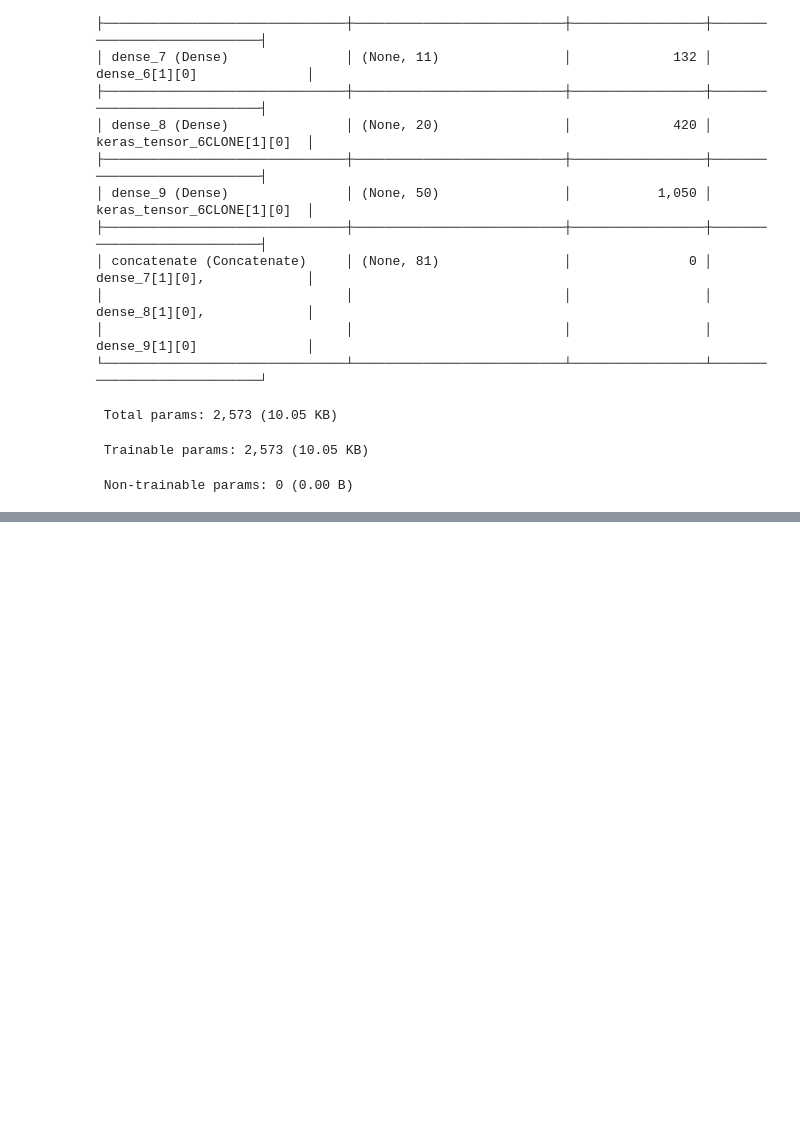
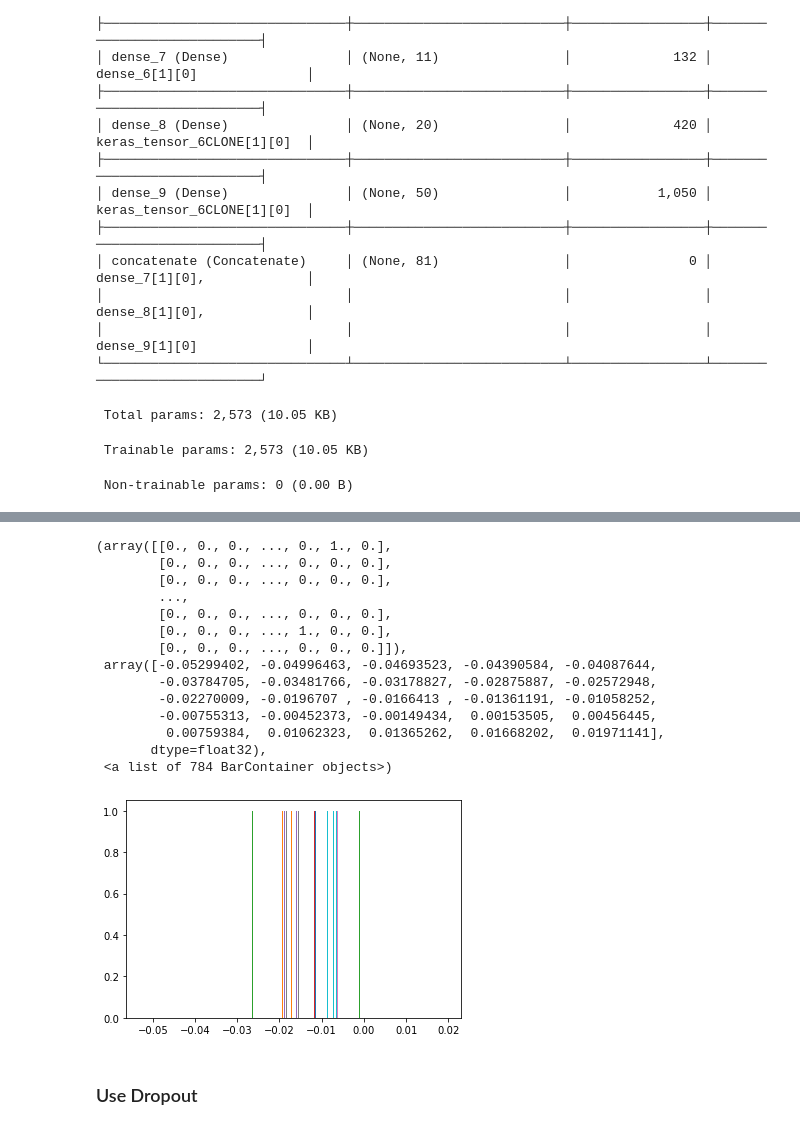
Before and after one commit to GalkaKG/Deep-Learning, a Jupyter notebook: 2.Training and Improving Neural Networks/Training and Improving Neural Networks.ipynb, the cells around one changed output, grey strips where cells are left out. Saved outputs shown, nothing was run; the diff lists cells and outputs as text; code cells hidden in the pictures; blank space fills up the shorter version.

```diff
--- a/2.Training and Improving Neural Networks/Training and Improving Neural Networks.ipynb
+++ b/2.Training and Improving Neural Networks/Training and Improving Neural Networks.ipynb
@@ -225,3 +231,5 @@ Model: "functional_4"
  Total params: 4,213 (16.46 KB)
  Trainable params: 4,213 (16.46 KB)
  Non-trainable params: 0 (0.00 B)
+# %%
+model.compile(loss = "sparse_categorical_crossentropy", optimizer = "adam", metrics = ["accuracy"])
@@ -227,0 +241,2 @@ Model: "functional_4"
+# %%
+model.fit(attributes_train, labels_train, epochs = 10, callbacks = [TensorBoard()])
@@ -227,0 +277,20 @@ Model: "functional_4"
+# %%
+plt.hist(tf.reduce_mean(model.layers[2].weights[0].numpy(), axis = -1), bins = "fd")
+# %% [output]
+(array([[0., 0., 0., ..., 0., 1., 0.],
+        [0., 0., 0., ..., 0., 0., 0.],
+        [0., 0., 0., ..., 0., 0., 0.],
+        ...,
+        [0., 0., 0., ..., 0., 0., 0.],
+        [0., 0., 0., ..., 1., 0., 0.],
+        [0., 0., 0., ..., 0., 0., 0.]]),
+ array([-0.05299402, -0.04996463, -0.04693523, -0.04390584, -0.04087644,
+        -0.03784705, -0.03481766, -0.03178827, -0.02875887, -0.02572948,
+        -0.02270009, -0.0196707 , -0.0166413 , -0.01361191, -0.01058252,
+        -0.00755313, -0.00452373, -0.00149434,  0.00153505,  0.00456445,
+         0.00759384,  0.01062323,  0.01365262,  0.01668202,  0.01971141],
+       dtype=float32),
+ <a list of 784 BarContainer objects>)
+[figure, added]
+# %% [markdown]
+### Use Dropout
```
Also changed, not shown: parts of 11 cells of this notebook, 2 other files.
